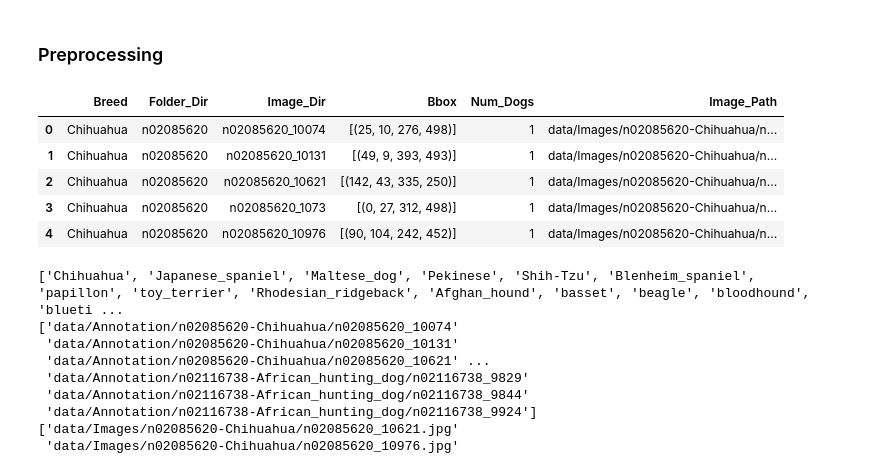
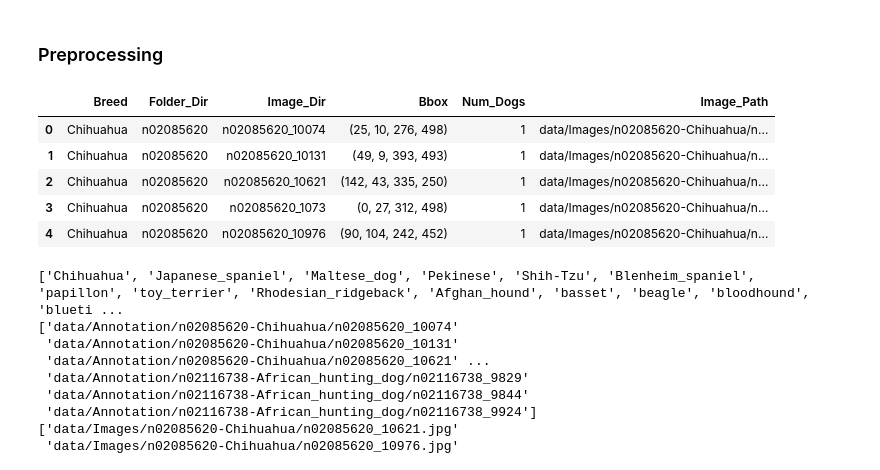
Before and after one commit to a-miller77/AnimalDetection, a Jupyter notebook: breeds.ipynb, the cells around one changed output. Drawn from its saved outputs; the diff is of its cells as text; code cells hidden in the pictures.

Commit message:
recreated breeds.csv
redid the csv so that its much easier to load and each dog gets its own row (rather than each image having a row)

```diff
--- a/breeds.ipynb
+++ b/breeds.ipynb
@@ -46,16 +46,16 @@ for i in range(len(annotations)):
 # %%
 df = pd.DataFrame(
         {'Breed': [get_dog_breed(x) for x in annotations],
         'Folder_Dir': [x.split('/')[2].split('-')[0] for x in annotations],
         'Image_Dir': [x.split('/')[-1] for x in annotations],
-        'Bbox': [get_bbox(x) for x in annotations],
+        'Bbox': [get_bbox(x)[0] for x in annotations],
         'Num_Dogs': [len(get_bbox(x)) for x in annotations],
         'Image_Path': dog_paths})
 df.head()
 # %% [output]
 |  | Breed | Folder_Dir | Image_Dir | Bbox | Num_Dogs | Image_Path |
-| 0 | Chihuahua | n02085620 | n02085620_10074 | [(25, 10, 276, 498)] | 1 | data/Images/n02085620-Chihuahua/n... |
-| 1 | Chihuahua | n02085620 | n02085620_10131 | [(49, 9, 393, 493)] | 1 | data/Images/n02085620-Chihuahua/n... |
-| 2 | Chihuahua | n02085620 | n02085620_10621 | [(142, 43, 335, 250)] | 1 | data/Images/n02085620-Chihuahua/n... |
-| 3 | Chihuahua | n02085620 | n02085620_1073 | [(0, 27, 312, 498)] | 1 | data/Images/n02085620-Chihuahua/n... |
-| 4 | Chihuahua | n02085620 | n02085620_10976 | [(90, 104, 242, 452)] | 1 | data/Images/n02085620-Chihuahua/n... |
+| 0 | Chihuahua | n02085620 | n02085620_10074 | (25, 10, 276, 498) | 1 | data/Images/n02085620-Chihuahua/n... |
+| 1 | Chihuahua | n02085620 | n02085620_10131 | (49, 9, 393, 493) | 1 | data/Images/n02085620-Chihuahua/n... |
+| 2 | Chihuahua | n02085620 | n02085620_10621 | (142, 43, 335, 250) | 1 | data/Images/n02085620-Chihuahua/n... |
+| 3 | Chihuahua | n02085620 | n02085620_1073 | (0, 27, 312, 498) | 1 | data/Images/n02085620-Chihuahua/n... |
+| 4 | Chihuahua | n02085620 | n02085620_10976 | (90, 104, 242, 452) | 1 | data/Images/n02085620-Chihuahua/n... |
```
Also changed, not shown: parts of 2 cells of this notebook, 3 other files.
